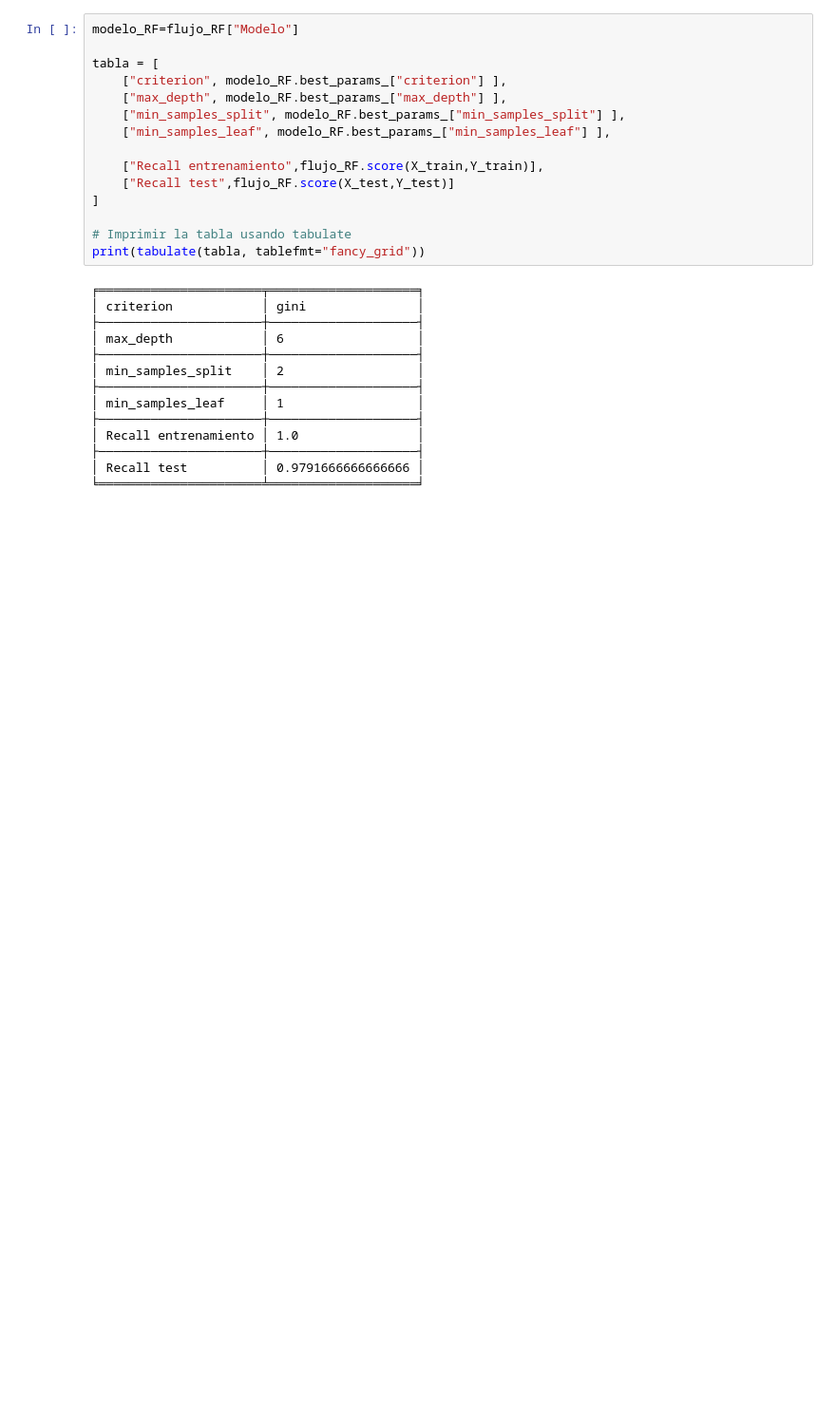
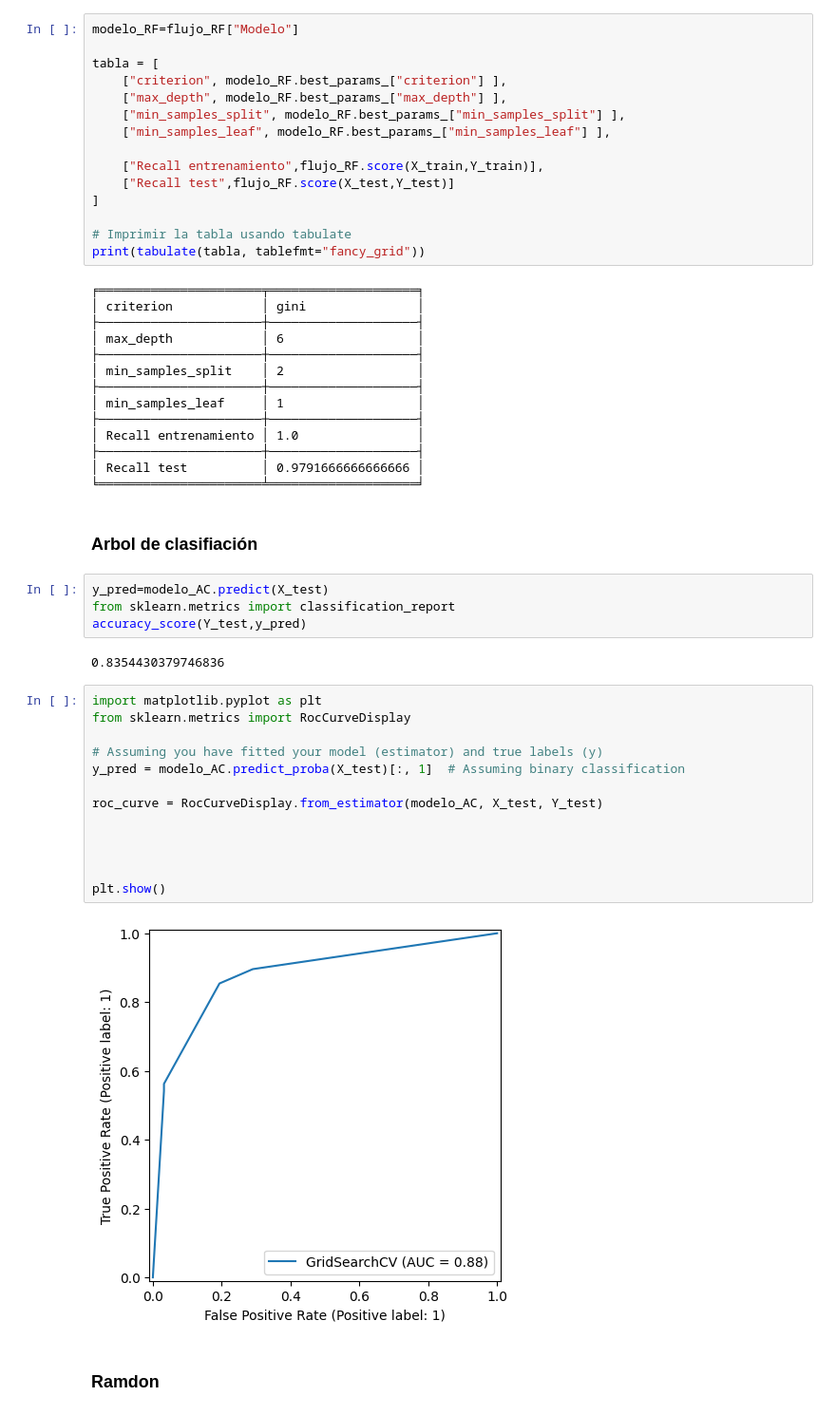
Before and after one commit to wicalo/ProyectoAna, a Jupyter notebook: Codigo/Definitivo.ipynb, the cells around one changed output. Shown: that part at 95% size. Drawn from its saved outputs; the diff is of its cells as text; blank space fills up the shorter version.

```diff
--- a/Codigo/Definitivo.ipynb
+++ b/Codigo/Definitivo.ipynb
@@ -692,3 +692,28 @@ print(tabulate(tabla, tablefmt="fancy_grid"))
 ├──────────────────────┼────────────────────┤
 │ Recall test          │ 0.9791666666666666 │
 ╘══════════════════════╧════════════════════╛
+# %% [markdown]
+### Arbol de clasifiación
+# %%
+y_pred=modelo_AC.predict(X_test)
+from sklearn.metrics import classification_report
+accuracy_score(Y_test,y_pred)
+# %% [output]
+0.8354430379746836
+# %%
+import matplotlib.pyplot as plt
+from sklearn.metrics import RocCurveDisplay
+
+# Assuming you have fitted your model (estimator) and true labels (y)
+y_pred = modelo_AC.predict_proba(X_test)[:, 1]  # Assuming binary classification
+
+roc_curve = RocCurveDisplay.from_estimator(modelo_AC, X_test, Y_test)
+
+
+
+
+plt.show()
+# %% [output]
+[figure, added]
+# %% [markdown]
+### Ramdon
```
Also changed, not shown: parts of 9 cells of this notebook.
